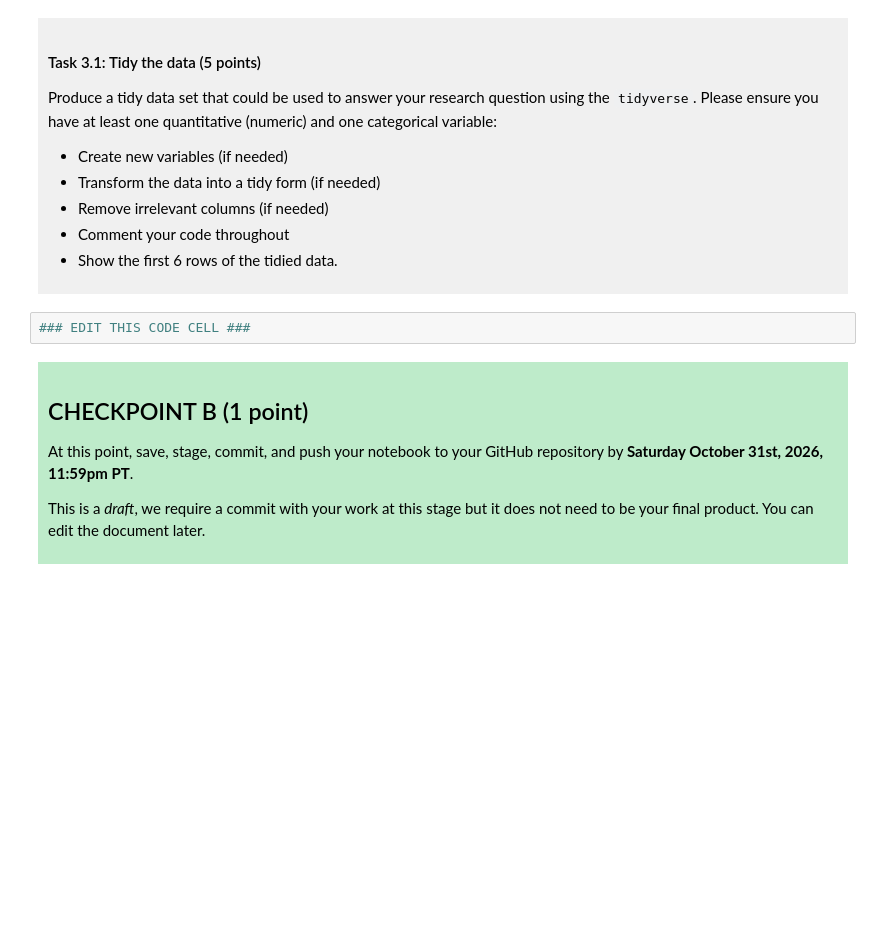
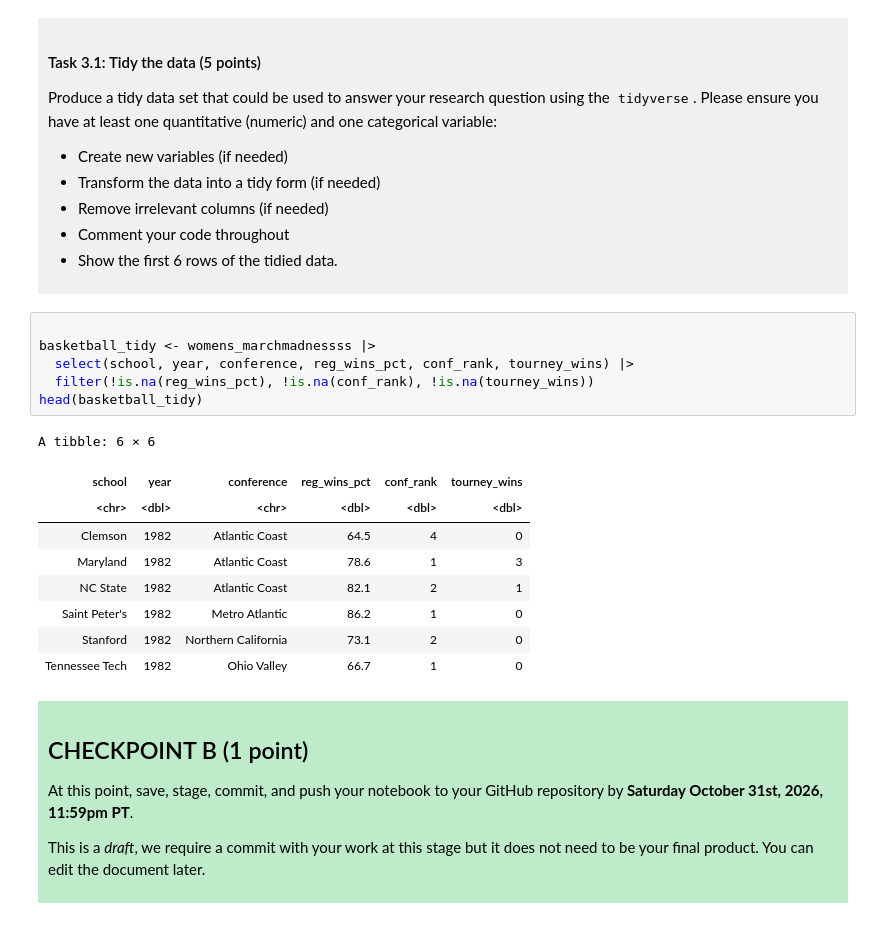
Before and after one commit to alangodfather/dsci-100-project-alan-li, a Jupyter notebook: dsci-100-project-notebook.ipynb, the cells around one changed output. Saved outputs shown, nothing was run; the diff lists cells and outputs as text; blank space fills up the shorter version.

```diff
--- a/dsci-100-project-notebook.ipynb
+++ b/dsci-100-project-notebook.ipynb
@@ -189,7 +211,21 @@ Produce a tidy data set that could be used to answer your research question usin
 
 </div>
 # %%
-### EDIT THIS CODE CELL ###
+
+basketball_tidy <- womens_marchmadnessss |>
+  select(school, year, conference, reg_wins_pct, conf_rank, tourney_wins) |>
+  filter(!is.na(reg_wins_pct), !is.na(conf_rank), !is.na(tourney_wins))
+head(basketball_tidy)
+# %% [output]
+A tibble: 6 × 6
+| school | year | conference | reg_wins_pct | conf_rank | tourney_wins |
+| <chr> | <dbl> | <chr> | <dbl> | <dbl> | <dbl> |
+| Clemson | 1982 | Atlantic Coast | 64.5 | 4 | 0 |
+| Maryland | 1982 | Atlantic Coast | 78.6 | 1 | 3 |
+| NC State | 1982 | Atlantic Coast | 82.1 | 2 | 1 |
+| Saint Peter's | 1982 | Metro Atlantic | 86.2 | 1 | 0 |
+| Stanford | 1982 | Northern California | 73.1 | 2 | 0 |
+| Tennessee Tech | 1982 | Ohio Valley | 66.7 | 1 | 0 |
 # %% [markdown]
 <div style="background-color: #beebca; padding: 10px;">
 
```
Also changed, not shown: parts of 3 cells of this notebook.
